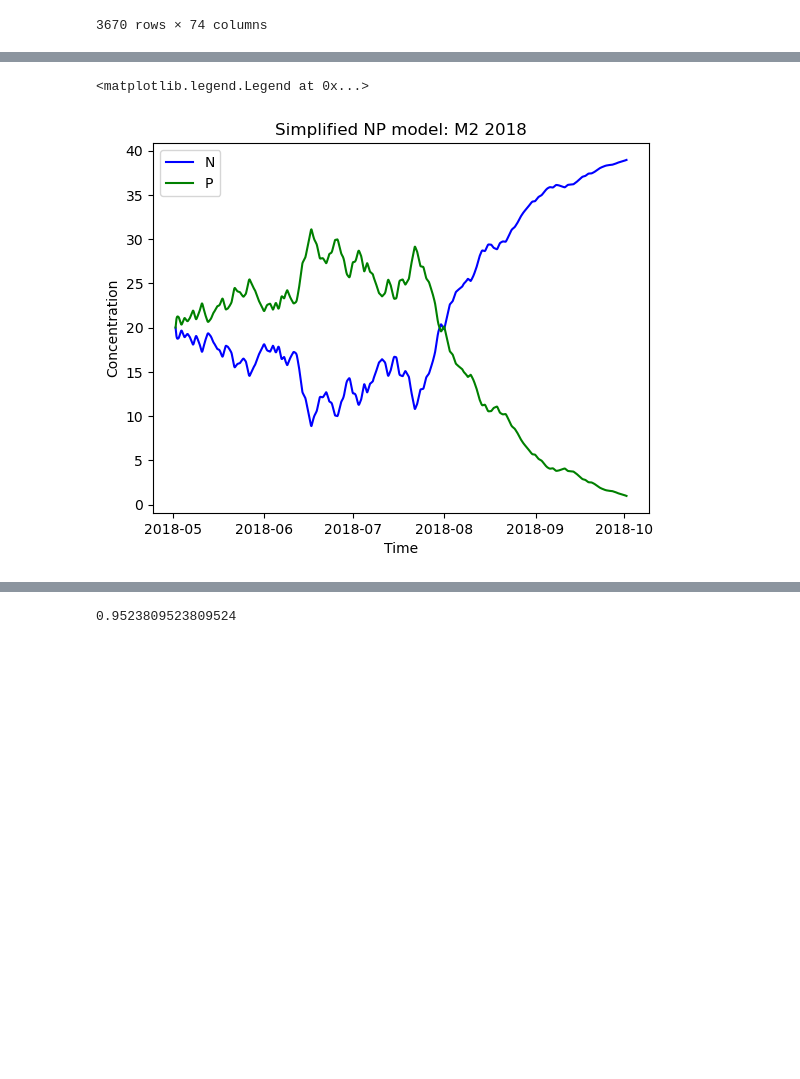
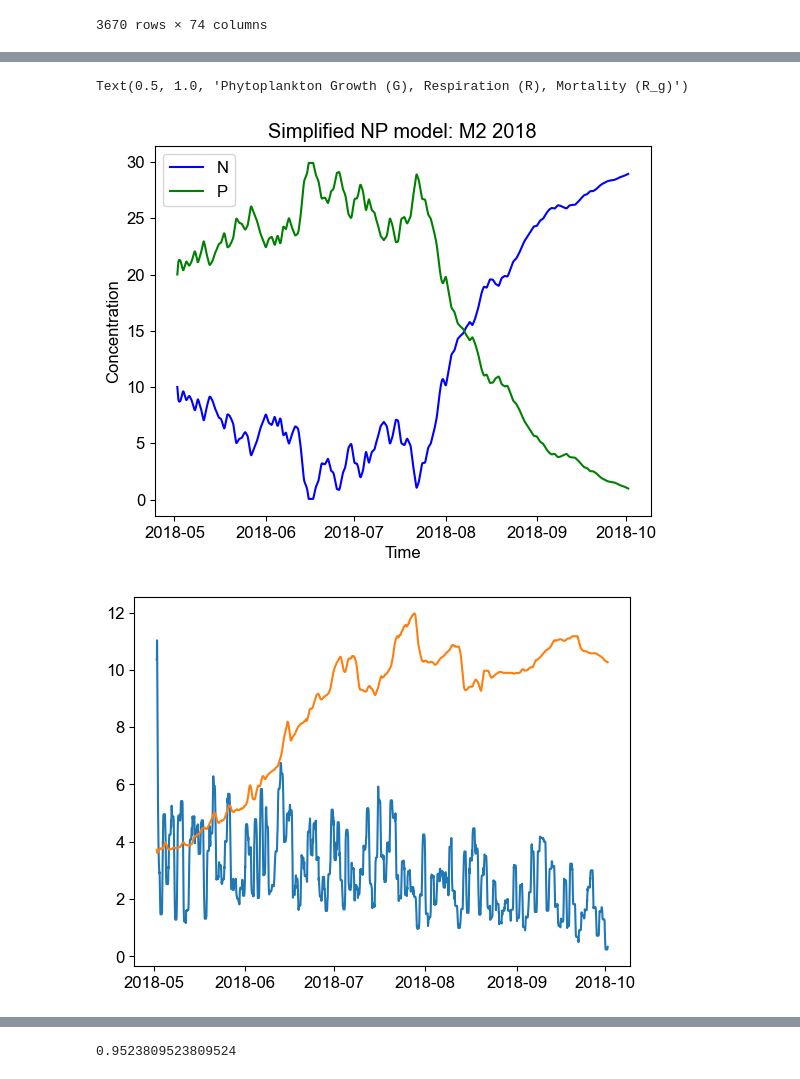
Before and after one commit to ashah1030/senior_thesis, a Jupyter notebook: NP_timeseries_fallbloom.ipynb, the cells around one changed output, grey strips where cells are left out. Saved outputs shown, nothing was run; the diff lists cells and outputs as text; code cells hidden in the pictures; blank space fills up the shorter version.

```diff
--- a/NP_timeseries_fallbloom.ipynb
+++ b/NP_timeseries_fallbloom.ipynb
@@ -94,7 +116,7 @@ plt.plot(V_frac(N_test))
 # %%
 #define rates function: here flagellate growth rates and diatom growth rates do not differ
-def phyto_rates(T, N, I):
-    phyto_growth = mu * np.exp(r*T) * min(N, I) #growth, use minimum of nitrogen and irradiance
+def phyto_rates(T, N_frac, I_frac):
+    phyto_growth = mu * np.exp(r*T) * min(N_frac, I_frac) #growth, use minimum of dimensionless nitrogen and irradiance
     phyto_resp = .05 * mu * np.exp(r*T) #respiration
     phyto_mortality = R_g_0 * np.exp(r_g * T) #mortality
     return [phyto_growth, phyto_resp, phyto_mortality]
@@ -119,7 +145,7 @@ def npz(t, X): #this model takes in temperature, nutrients (N), and irradiance (
     return [dN_dt, dP_dt]
 # %%
 #initial condtions
-N0 = 20
+N0 = 10
 P0 = 20
 
 init = [N0, P0]
@@ -146,12 +172,40 @@ M2_model = scipy.integrate.solve_ivp(npz, y0 = init, t_span = time, t_eval=time_
 # %%
 timestamp = M2['time_ak']
+plt.figure()
+
+plt.rcParams['font.family'] = 'Arial'
+plt.rcParams['font.size'] = 12
 plt.plot(timestamp, M2_model.y[0], color='blue') #N
 plt.plot(timestamp, M2_model.y[1], color='green') #P
-
 plt.title('Simplified NP model: M2 2018')
 plt.xlabel('Time')
 plt.ylabel('Concentration')
 plt.legend(['N', 'P'])
+
+plt.figure()
+plt.plot(timestamp, I_smoothed)
+plt.plot(timestamp, T_smoothed)
+
+N = M2_model.y[0]
+G = np.zeros(len(time_eval))
+R=np.zeros(len(time_eval))
+R_g=np.zeros(len(time_eval))
+
+N = M2_model.y[0]
+P = M2_model.y[1]
+
+for i,t in enumerate(time_eval):
+     G[i] = phyto_rates(T_interp(t), V_frac(N[t.astype(int)]), P_B(I_interp(t)))[0]
+     R[i] = phyto_rates(T_interp(t), V_frac(N[t.astype(int)]), P_B(I_interp(t)))[1]
+     R_g[i] = phyto_rates(T_interp(t), V_frac(N[t.astype(int)]), P_B(I_interp(t)))[2]
+
+plt.figure()
+plt.plot(timestamp, G)
+plt.plot(timestamp, R)
+plt.plot(timestamp, R_g)
+plt.legend(['G', 'R', 'R_g'])
+plt.title('Phytoplankton Growth (G), Respiration (R), Mortality (R_g)')
 # %% [output]
-<matplotlib.legend.Legend at 0x...>
+Text(0.5, 1.0, 'Phytoplankton Growth (G), Respiration (R), Mortality (R_g)')
-[figure, old version]
+[figure, new version]
+[figure, added]
```
Also changed, not shown: parts of 16 cells of this notebook.
